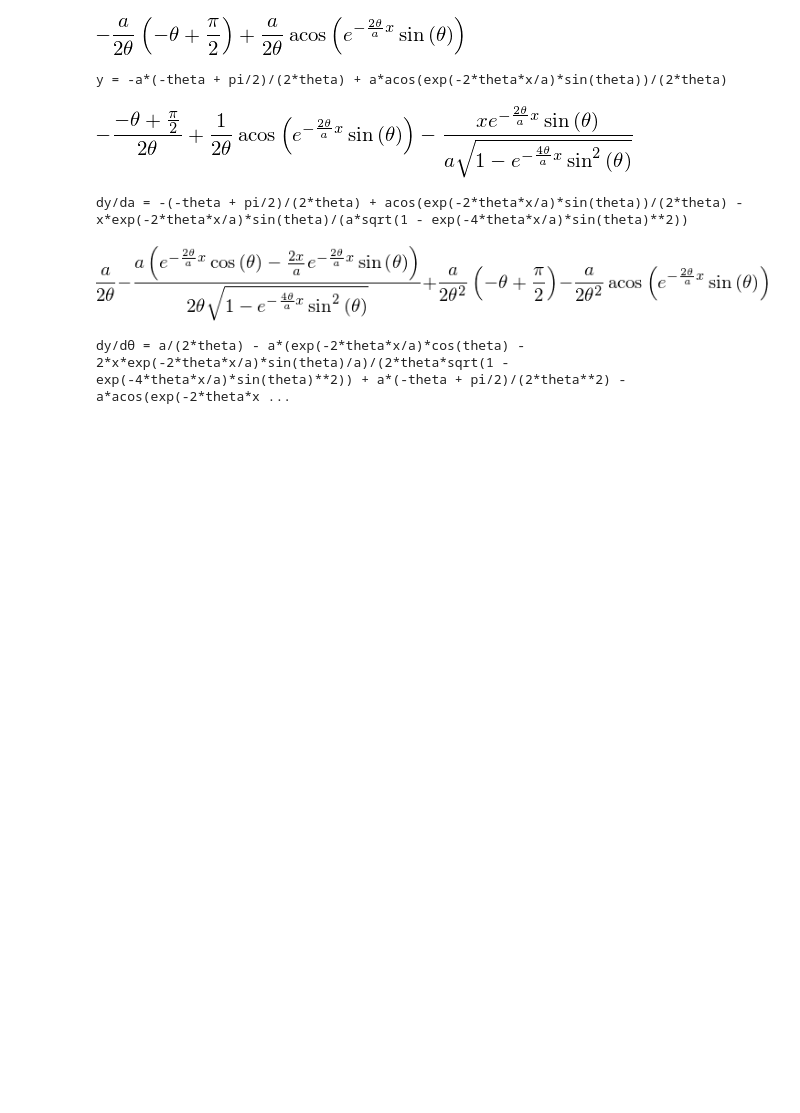
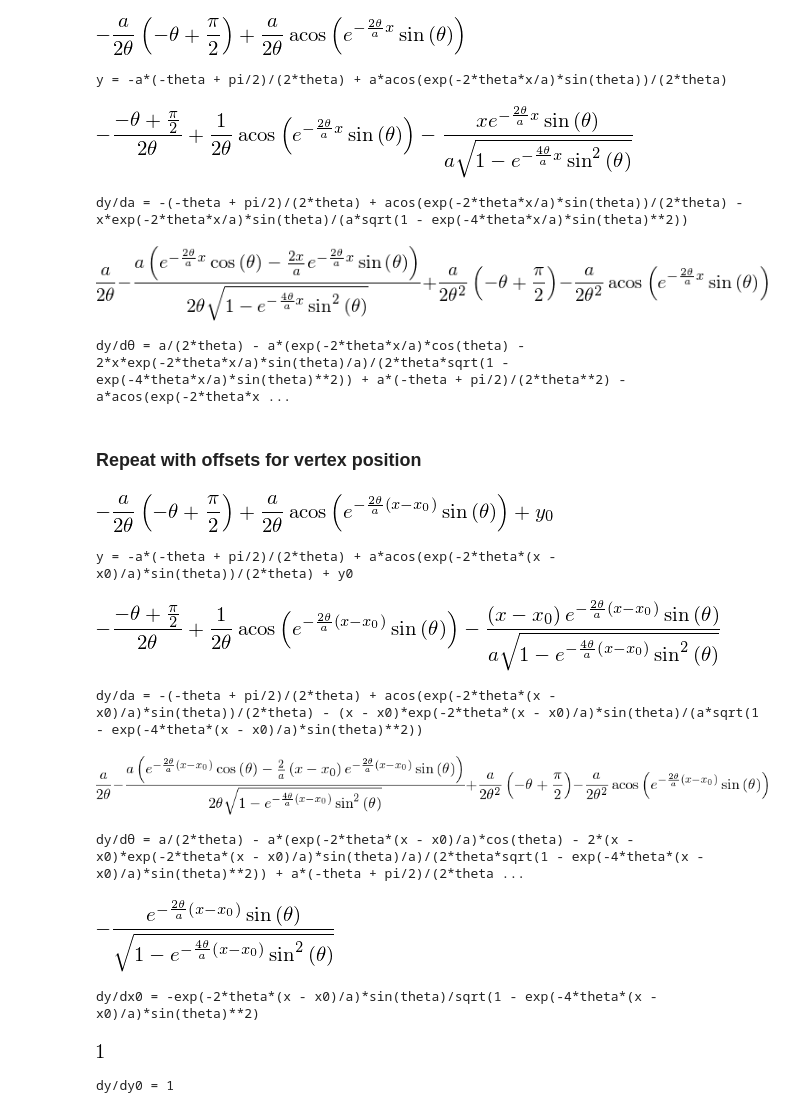
Before and after one commit to tkphd/trijunctionThreshold, a Jupyter notebook: src/drag/tricrystal/Jacobian.ipynb, the cells around one changed output. Cells and saved outputs as stored; diff of their text form; code cells hidden in the pictures; blank space fills up the shorter version.

```diff
--- a/src/drag/tricrystal/Jacobian.ipynb
+++ b/src/drag/tricrystal/Jacobian.ipynb
@@ -3,7 +3,7 @@
 # %%
 from sympy import *
 from sympy.abc import theta
-a, x = symbols('a x')
+a, x, x0, y0 = symbols('a x x0 y0')
 init_printing()
 # %%
 expr = a/(2*theta) * acos(exp(-2*theta*x/a + log(sin(theta)))) - a/(2*theta) * (pi/2 - theta)
@@ -32,3 +32,50 @@ dy_dt
 print "dy/dθ =", dy_dt
 # %% [output]
 dy/dθ = a/(2*theta) - a*(exp(-2*theta*x/a)*cos(theta) - 2*x*exp(-2*theta*x/a)*sin(theta)/a)/(2*theta*sqrt(1 - exp(-4*theta*x/a)*sin(theta)**2)) + a*(-theta + pi/2)/(2*theta**2) - a*acos(exp(-2*theta*x ...
+# %% [markdown]
+### Repeat with offsets for vertex position
+# %%
+expr = y0 + a/(2*theta) * acos(exp(-2*theta*(x - x0)/a + log(sin(theta)))) - a/(2*theta) * (pi/2 - theta)
+expr
+# %% [output]
+[figure, added]
+# %%
+print "y =", expr
+# %% [output]
+y = -a*(-theta + pi/2)/(2*theta) + a*acos(exp(-2*theta*(x - x0)/a)*sin(theta))/(2*theta) + y0
+# %%
+dy_da = diff(expr, a)
+dy_da
+# %% [output]
+[figure, added]
+# %%
+print "dy/da =", dy_da
+# %% [output]
+dy/da = -(-theta + pi/2)/(2*theta) + acos(exp(-2*theta*(x - x0)/a)*sin(theta))/(2*theta) - (x - x0)*exp(-2*theta*(x - x0)/a)*sin(theta)/(a*sqrt(1 - exp(-4*theta*(x - x0)/a)*sin(theta)**2))
+# %%
+dy_dt = diff(expr, theta)
+dy_dt
+# %% [output]
+[figure, added]
+# %%
+print "dy/dθ =", dy_dt
+# %% [output]
+dy/dθ = a/(2*theta) - a*(exp(-2*theta*(x - x0)/a)*cos(theta) - 2*(x - x0)*exp(-2*theta*(x - x0)/a)*sin(theta)/a)/(2*theta*sqrt(1 - exp(-4*theta*(x - x0)/a)*sin(theta)**2)) + a*(-theta + pi/2)/(2*theta ...
+# %%
+dy_dx = diff(expr, x0)
+dy_dx
+# %% [output]
+[figure, added]
+# %%
+print "dy/dx0 =", dy_dx
+# %% [output]
+dy/dx0 = -exp(-2*theta*(x - x0)/a)*sin(theta)/sqrt(1 - exp(-4*theta*(x - x0)/a)*sin(theta)**2)
+# %%
+dy_dy = diff(expr, y0)
+dy_dy
+# %% [output]
+[figure, added]
+# %%
+print "dy/dy0 =", dy_dy
+# %% [output]
+dy/dy0 = 1
```
Also changed, not shown: 1 other file.
